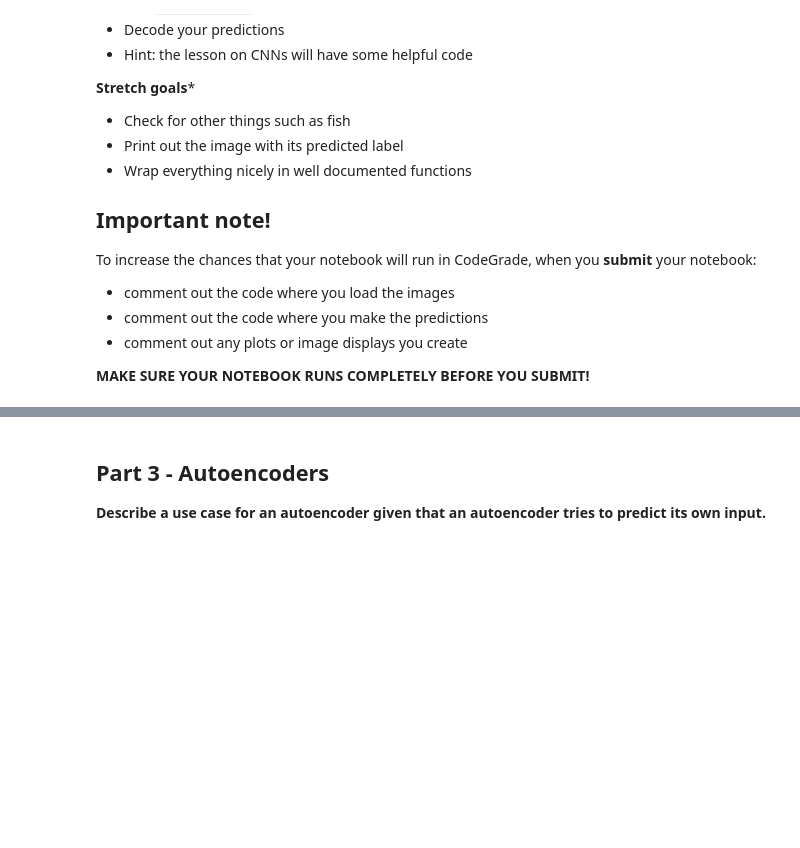
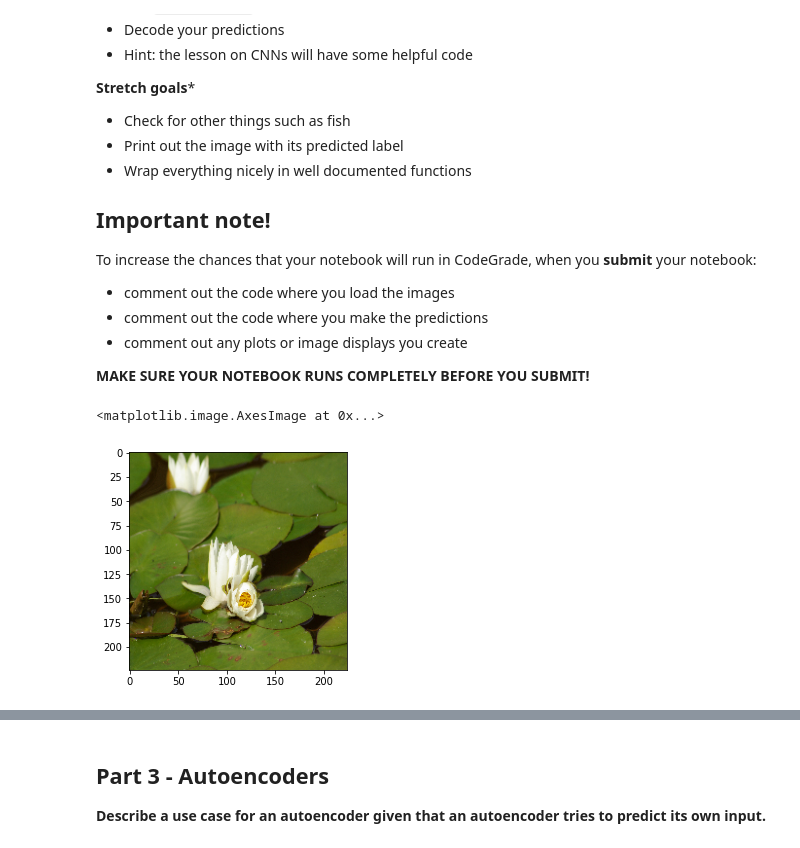
Before and after one commit to somersgreg-classwork/DS-Unit-4-Sprint-3-Deep-Learning, a Jupyter notebook: LS_DS_Unit_4_Sprint_Challenge_3_AG.ipynb, the cells around one changed output, grey strips where cells are left out. Drawn from its saved outputs; the diff is of its cells as text; code cells hidden in the pictures; blank space fills up the shorter version.

Commit message:
> Sprint done

```diff
--- a/LS_DS_Unit_4_Sprint_Challenge_3_AG.ipynb
+++ b/LS_DS_Unit_4_Sprint_Challenge_3_AG.ipynb
@@ -109,3 +123,5 @@ MAX_FEATURES = len(word_index.values()) + 1
 
 # maxlen is the length of each sequence (i.e. document length)
 MAXLEN = 200
+# %%
+image_dir = tf.keras.utils.get_file(origin="https://raw.githubusercontent.com/LambdaSchool/data-science-canvas-images/main/unit_4/sprint_challenge_files/frog_images/yanna-zissiadou-SV-aMgliWNs-unsplash.jpg", fname='frog_photo')
@@ -265,4 +327,11 @@ from tensorflow.keras.applications.resnet_v2 import preprocess_input, decode_pre
 # Code from the CNN lecture might come in handy here!
 
 # YOUR CODE HERE
-raise NotImplementedError()
+image_dir = pathlib.Path(image_dir)
+# %%
+img = image.load_img(image_dir,
+                     target_size = (224,224))
+plt.imshow(img)
+# %% [output]
+<matplotlib.image.AxesImage at 0x...>
+[figure, added]
```
Also changed, not shown: parts of 16 cells of this notebook.
